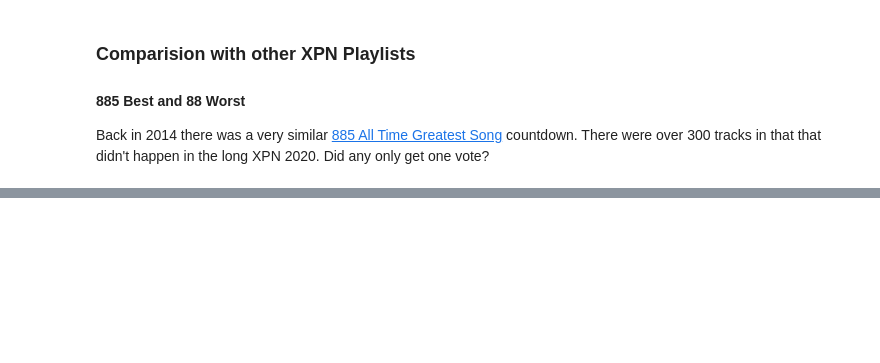
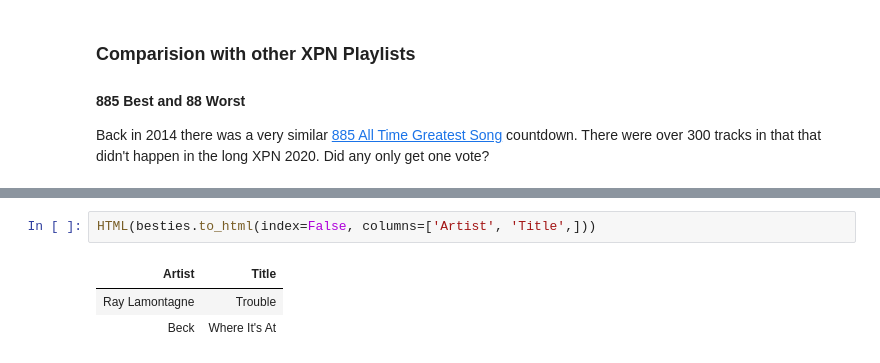
Before and after one commit to asudell/a2z, a Jupyter notebook: XPN2020_One_Vote_Wonders.ipynb, the cells around one changed output, grey strips where cells are left out. Saved outputs shown, nothing was run; the diff lists cells and outputs as text; blank space fills up the shorter version.

```diff
--- a/XPN2020_One_Vote_Wonders.ipynb
+++ b/XPN2020_One_Vote_Wonders.ipynb
@@ -101,0 +108,6 @@ Of the 11 One Vote Wonders played so far, 0 were in 2014's 885 Best play list.
+# %%
+HTML(besties.to_html(index=False, columns=['Artist', 'Title',]))
+# %% [output]
+| Artist | Title |
+| Ray Lamontagne | Trouble |
+| Beck | Where It's At |
```
Also changed, not shown: parts of 4 cells of this notebook, 10 other files.
